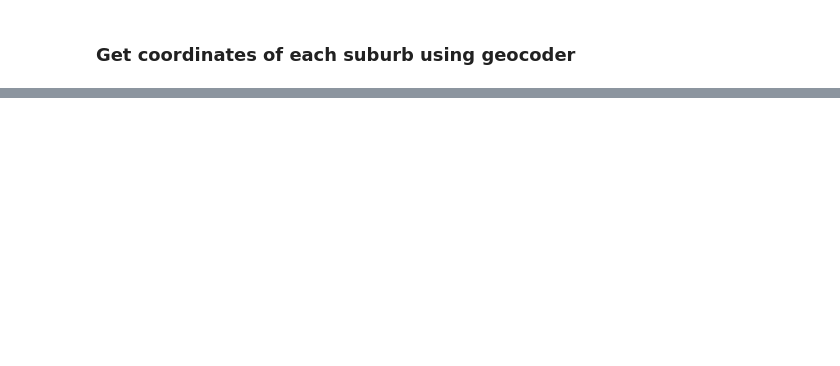
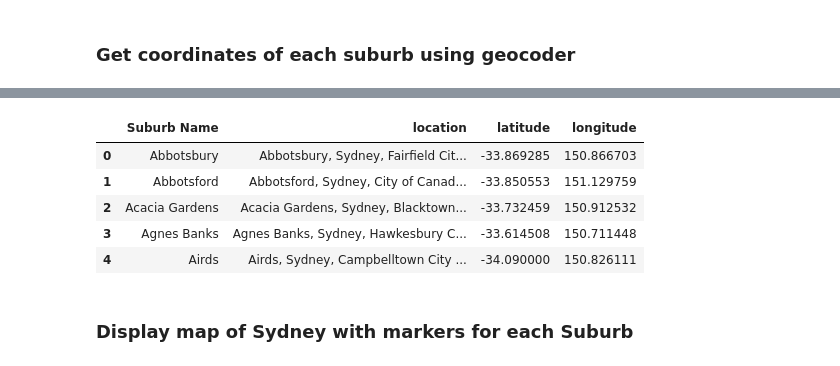
Before and after one commit to Cbro64/Coursera_Capstone, a Jupyter notebook: Coursera Capstone.ipynb, the cells around one changed output, grey strips where cells are left out. Cells and saved outputs as stored; diff of their text form; code cells hidden in the pictures; blank space fills up the shorter version.

```diff
--- a/Coursera Capstone.ipynb
+++ b/Coursera Capstone.ipynb
@@ -25,6 +28,3 @@ suburbs.head()
 | 2 | Acacia Gardens |
 | 3 | Agnes Banks |
 | 4 | Airds |
-# %%
-suburbs["Address"] = suburbs["Suburb Name"] + ", New South Wales, Australia"
-suburbs.head()
@@ -67,0 +53,13 @@ Traceback (most recent call last):
+# %%
+# Drop unneeded columns
+suburbs = suburbs.drop(columns={"altitude", "point"})
+suburbs.head()
+# %% [output]
+|  | Suburb Name | location | latitude | longitude |
+| 0 | Abbotsbury | Abbotsbury, Sydney, Fairfield Cit... | -33.869285 | 150.866703 |
+| 1 | Abbotsford | Abbotsford, Sydney, City of Canad... | -33.850553 | 151.129759 |
+| 2 | Acacia Gardens | Acacia Gardens, Sydney, Blacktown... | -33.732459 | 150.912532 |
+| 3 | Agnes Banks | Agnes Banks, Sydney, Hawkesbury C... | -33.614508 | 150.711448 |
+| 4 | Airds | Airds, Sydney, Campbelltown City ... | -34.090000 | 150.826111 |
+# %% [markdown]
+### Display map of Sydney with markers for each Suburb
```
Also changed, not shown: parts of 18 cells of this notebook.
